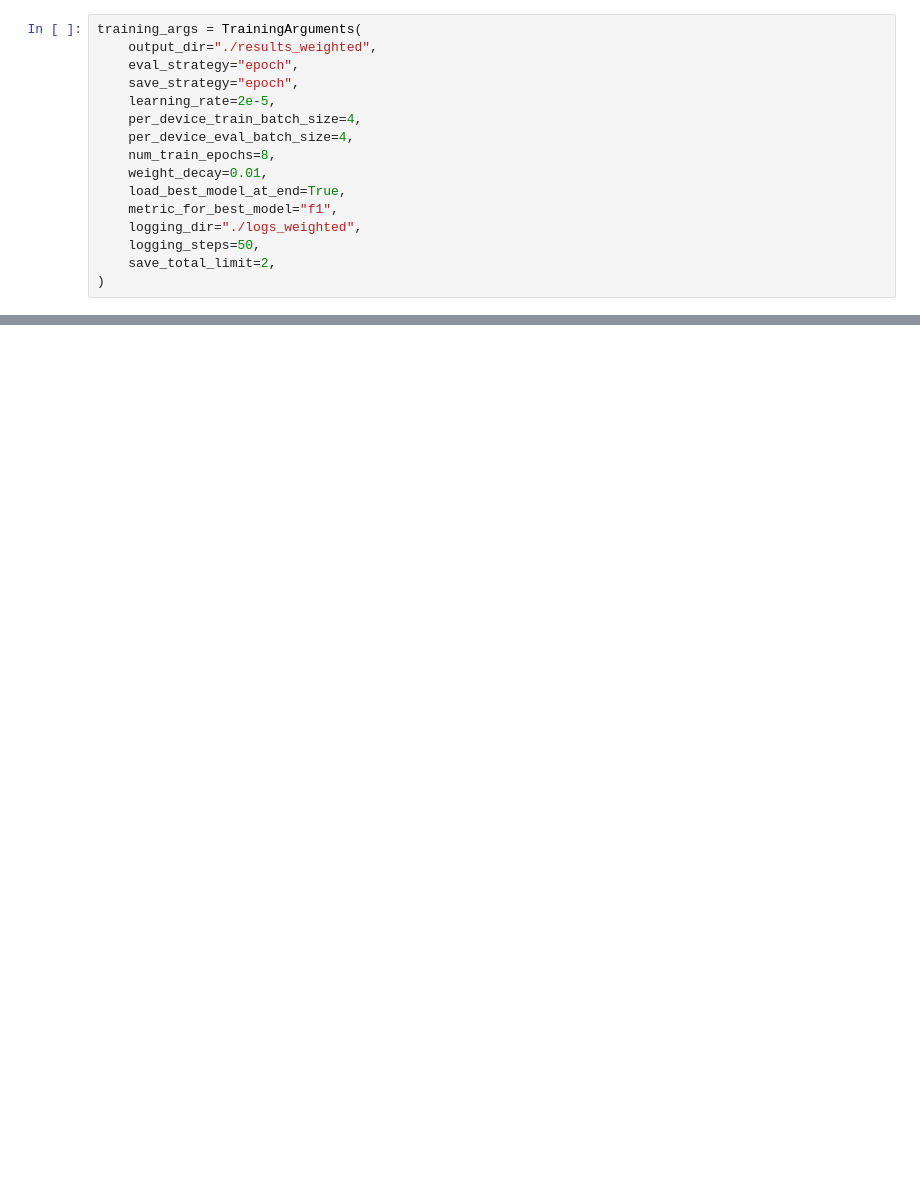
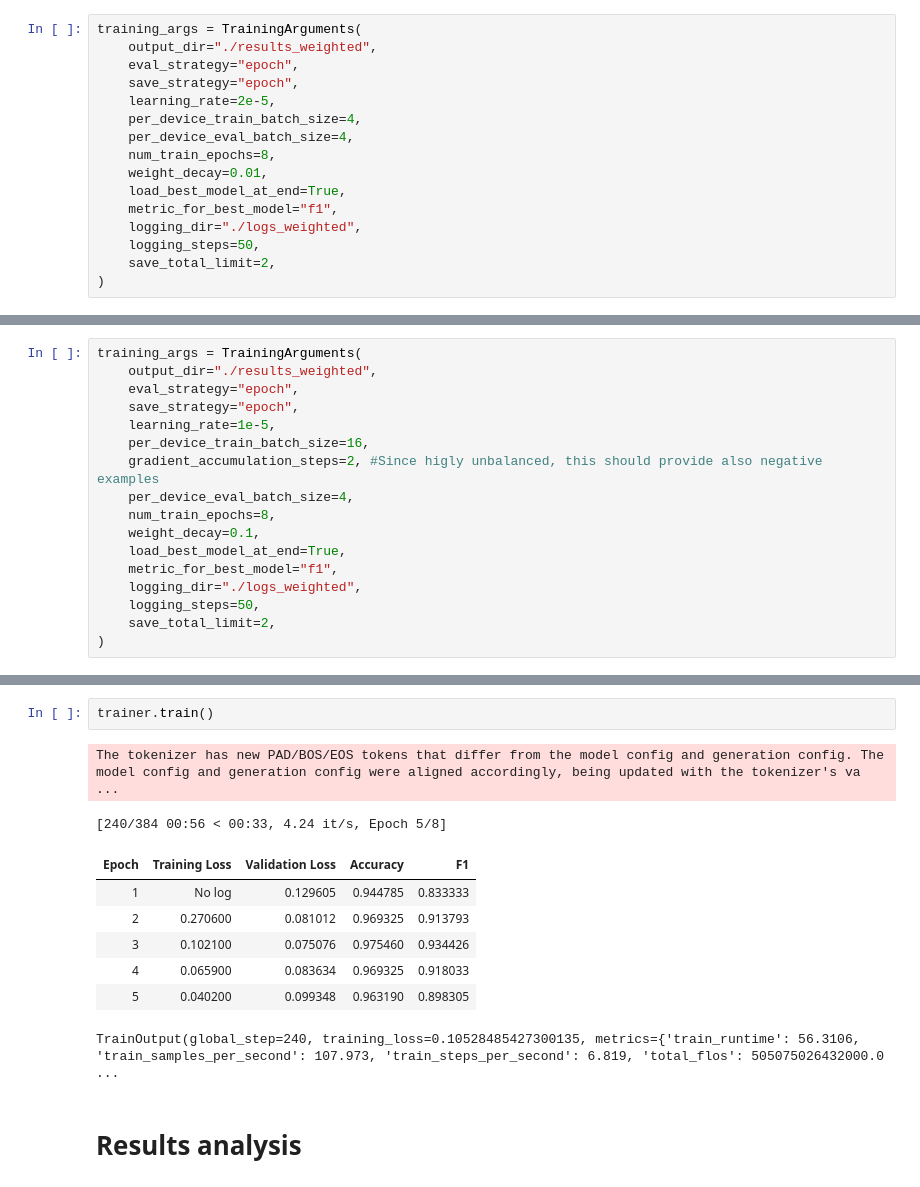
Before and after one commit to LucaTedeschini/multipride, a Jupyter notebook: double_pipeline.ipynb, the cells around one changed output, grey strips where cells are left out. Drawn from its saved outputs; the diff is of its cells as text; blank space fills up the shorter version.

```diff
--- a/double_pipeline.ipynb
+++ b/double_pipeline.ipynb
@@ -465,0 +313,17 @@ plt.show()
+# %%
+training_args = TrainingArguments(
+    output_dir="./results_weighted",
+    eval_strategy="epoch",
+    save_strategy="epoch",
+    learning_rate=1e-5,
+    per_device_train_batch_size=16,
+    gradient_accumulation_steps=2, #Since higly unbalanced, this should provide also negative examples
+    per_device_eval_batch_size=4,
+    num_train_epochs=8,
+    weight_decay=0.1,
+    load_best_model_at_end=True,
+    metric_for_best_model="f1",
+    logging_dir="./logs_weighted",
+    logging_steps=50,
+    save_total_limit=2,
+)
@@ -465,0 +340,14 @@ plt.show()
+# %%
+trainer.train()
+# %% [output]
+The tokenizer has new PAD/BOS/EOS tokens that differ from the model config and generation config. The model config and generation config were aligned accordingly, being updated with the tokenizer's va ...
+[240/384 00:56 < 00:33, 4.24 it/s, Epoch 5/8]
+| Epoch | Training Loss | Validation Loss | Accuracy | F1 |
+| 1 | No log | 0.129605 | 0.944785 | 0.833333 |
+| 2 | 0.270600 | 0.081012 | 0.969325 | 0.913793 |
+| 3 | 0.102100 | 0.075076 | 0.975460 | 0.934426 |
+| 4 | 0.065900 | 0.083634 | 0.969325 | 0.918033 |
+| 5 | 0.040200 | 0.099348 | 0.963190 | 0.898305 |
+TrainOutput(global_step=240, training_loss=0.10528485427300135, metrics={'train_runtime': 56.3106, 'train_samples_per_second': 107.973, 'train_steps_per_second': 6.819, 'total_flos': 505075026432000.0 ...
+# %% [markdown]
+# Results analysis
```
Also changed, not shown: parts of 49 cells of this notebook, 2 other files.
